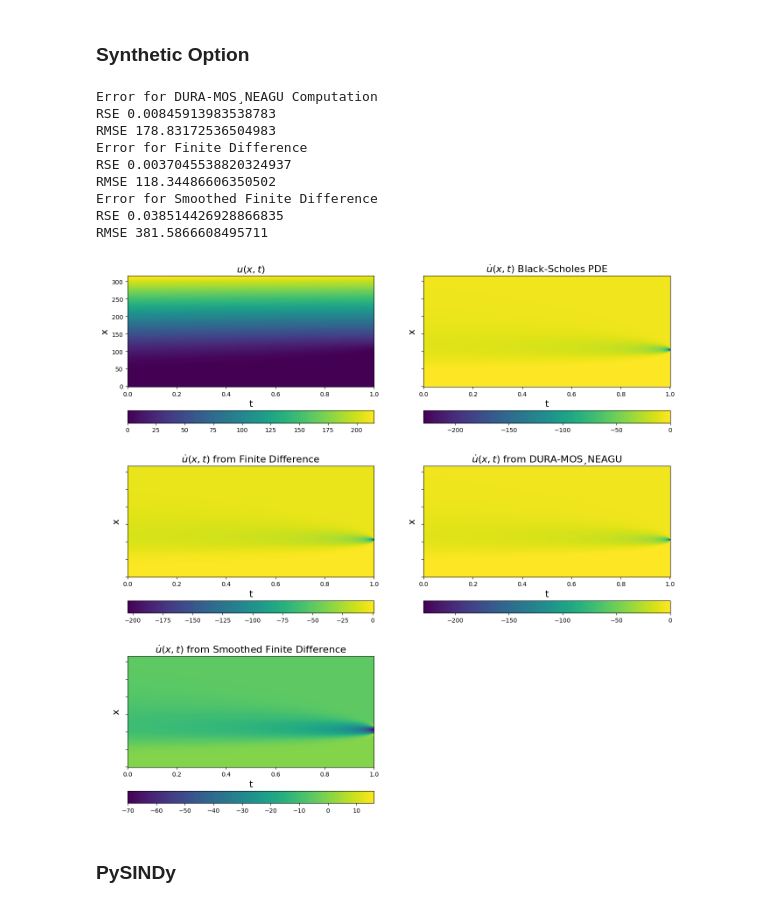
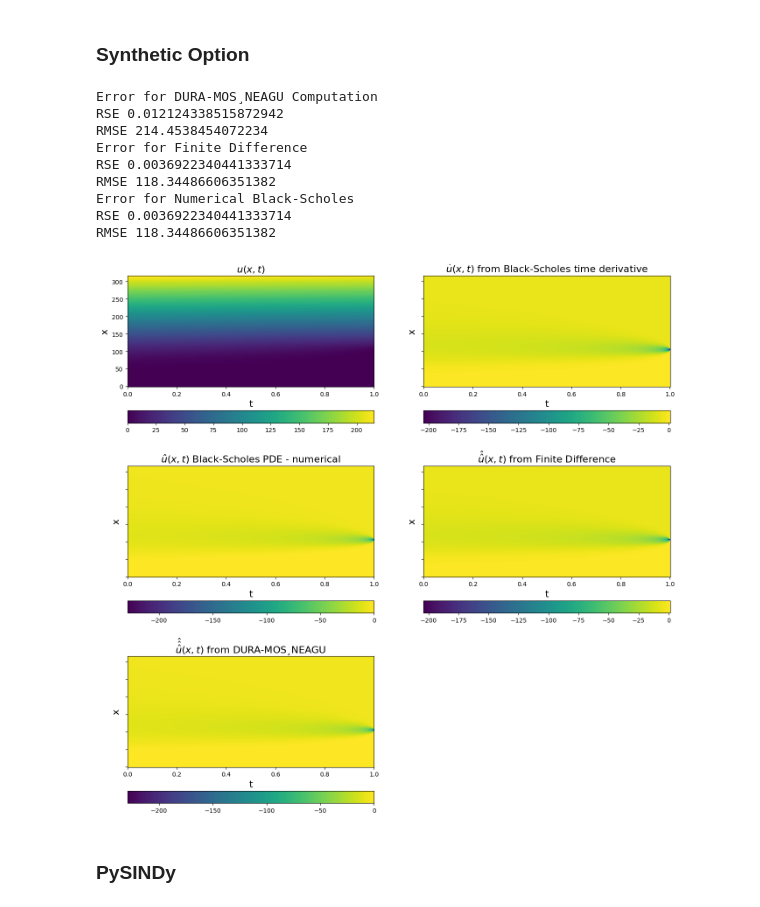
Before and after one commit to brunoCCOS/bs-find-with-sindy, a Jupyter notebook: SINDy_precificacao_derivativos.ipynb, the cells around one changed output. Cells and saved outputs as stored; diff of their text form; code cells hidden in the pictures.

```diff
--- a/SINDy_precificacao_derivativos.ipynb
+++ b/SINDy_precificacao_derivativos.ipynb
@@ -128,7 +134,6 @@ n_arr = np.asarray([np.arange(0,spacesteps,1)]*timesteps).T
 u_x = ps.FiniteDifference(axis=0,order = 2)._differentiate(u,t = dx)
 u_xx = ps.FiniteDifference(axis=0,d=2,order = 2)._differentiate(u,t = dx)
 u_t = ps.FiniteDifference(axis=1,order = 2)._differentiate(u,t = dt)
-u_t_ = ps.SmoothedFiniteDifference(axis=1,order = 1)._differentiate(u,t = dt)
 v_dot = numerical_partial_black_scholes(u.T,r,sigma).T
 
 adapt_u_xx = u_xx * (dx**2)
@@ -144,67 +149,67 @@ plt.ylabel("x", fontsize=16)
 plt.title(r"$u(x, t)$", fontsize=16)
 plt.colorbar(orientation="horizontal")
 
-plt.subplot(3, 2, 4)
+plt.subplot(3, 2, 5)
 plt.pcolormesh(t, x, v_dot)
 plt.xlabel("t", fontsize=16)
 plt.ylabel("x", fontsize=16)
 ax = plt.gca()
 ax.set_yticklabels([])
-plt.title(r"$\dot{u}(x, t)$ from DURA-MOS¸NEAGU", fontsize=16)
+plt.title(r"$\hat{\hat{\hat{u}}}(x, t)$ from DURA-MOS¸NEAGU", fontsize=16)
 plt.colorbar(orientation="horizontal")
 
 u_dot = -(1/2)*((sigma**2)*(X.T**2)*u_xx) - (r*(X.T)*u_x) + r*u
-plt.subplot(3, 2, 2)
+plt.subplot(3, 2, 3)
 plt.pcolormesh(t, x, u_dot)
 plt.xlabel("t", fontsize=16)
 plt.ylabel("x", fontsize=16)
 ax = plt.gca()
 ax.set_yticklabels([])
-plt.title(r"$\dot{u}(x, t)$ Black-Scholes PDE", fontsize=16)
+plt.title(r"$\hat{u}(x, t)$ Black-Scholes PDE - numerical", fontsize=16)
 plt.colorbar(orientation="horizontal")
 
 
-plt.subplot(3, 2, 3)
+plt.subplot(3, 2, 4)
 plt.pcolormesh(t, x, u_t)
 plt.xlabel("t", fontsize=16)
 plt.ylabel("x", fontsize=16)
 ax = plt.gca()
 ax.set_yticklabels([])
-plt.title(r"$\dot{u}(x, t)$ from Finite Difference", fontsize=16)
+plt.title(r"$\hat{\hat{u}}(x, t)$ from Finite Difference", fontsize=16)
 plt.colorbar(orientation="horizontal")
 
-plt.subplot(3, 2, 5)
-plt.pcolormesh(t, x, u_t_)
+plt.subplot(3, 2, 2)
+plt.pcolormesh(t, x, u_t)
 plt.xlabel("t", fontsize=16)
 plt.ylabel("x", fontsize=16)
 ax = plt.gca()
 ax.set_yticklabels([])
-plt.title(r"$\dot{u}(x, t)$ from Smoothed Finite Difference", fontsize=16)
+plt.title(r"$\dot{u}(x, t)$ from Black-Scholes time derivative", fontsize=16)
 plt.colorbar(orientation="horizontal")
 
 
 print('Error for DURA-MOS¸NEAGU Computation')
-print('RSE',np.sum((u_dot - v_dot)**2)/np.sum((u_dot - u_dot.mean())**2))
-print('RMSE',(np.sqrt(np.sum((u_dot - v_dot)**2).mean())))
+print('RSE',np.sum((u_t - v_dot)**2)/np.sum((u_t - u_t.mean())**2))
+print('RMSE',(np.sqrt(np.sum((u_t - v_dot)**2).mean())))
 print('Error for Finite Difference ')
-print('RSE',np.sum((u_dot - u_t)**2)/np.sum((u_dot - u_dot.mean())**2))
+print('RSE',np.sum((u_dot - u_t)**2)/np.sum((u_t - u_t.mean())**2))
 print('RMSE',(np.sqrt(np.sum((u_dot - u_t)**2).mean())))
-print('Error for Smoothed Finite Difference')
-print('RSE',np.sum((u_dot - u_t_)**2)/np.sum((u_dot - u_dot.mean())**2))
-print('RMSE',(np.sqrt(np.sum((u_dot - u_t_)**2).mean())))
+print('Error for Numerical Black-Scholes')
+print('RSE',np.sum((u_dot - u_t)**2)/np.sum((u_t - u_t.mean())**2))
+print('RMSE',(np.sqrt(np.sum((u_dot - u_t)**2).mean())))
 
 plt.show()
 # %% [output]
 Error for DURA-MOS¸NEAGU Computation
-RSE 0.00845913983538783
-RMSE 178.83172536504983
+RSE 0.012124338515872942
+RMSE 214.4538454072234
 Error for Finite Difference
-RSE 0.0037045538820324937
-RMSE 118.34486606350502
-Error for Smoothed Finite Difference
-RSE 0.038514426928866835
-RMSE 381.5866608495711
+RSE 0.0036922340441333714
+RMSE 118.34486606351382
+Error for Numerical Black-Scholes
+RSE 0.0036922340441333714
+RMSE 118.34486606351382
-[figure, old version]
+[figure, new version]
 # %% [markdown]
 ### PySINDy
 # %%
```
Also changed, not shown: parts of 6 cells of this notebook.
